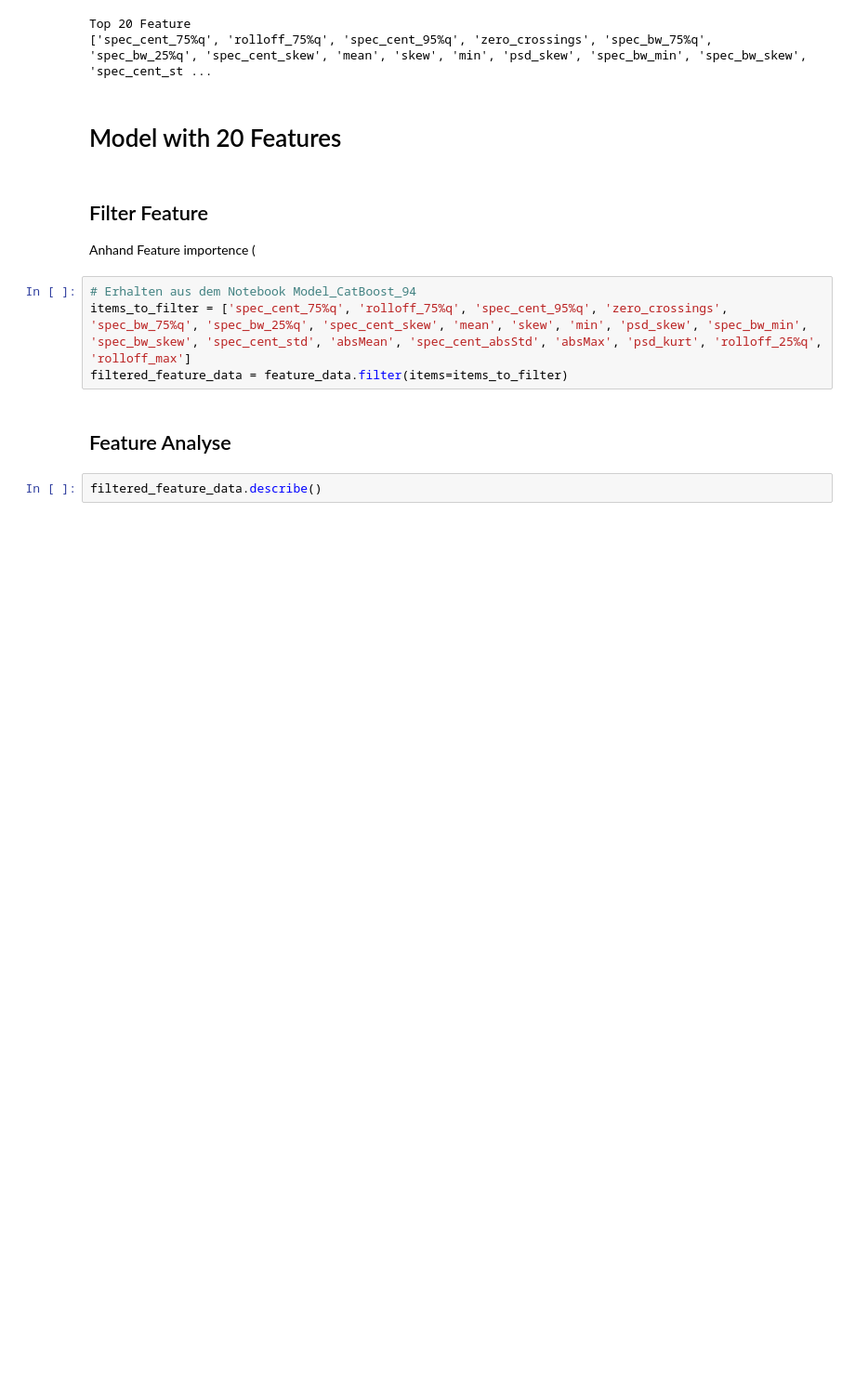
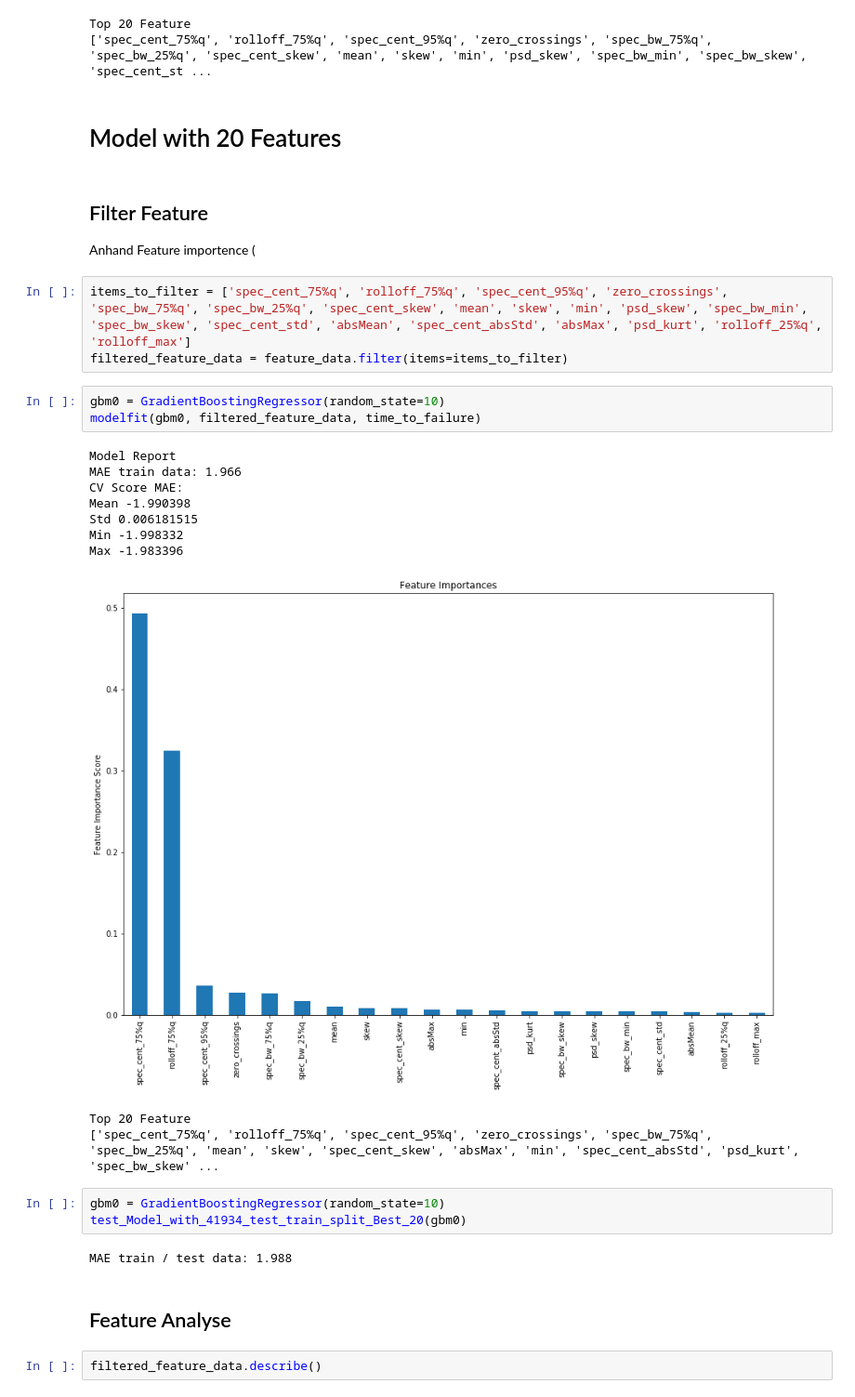
Before and after one commit to domelein/CAS_PML_Earthquake_pred, a Jupyter notebook: Model_GradientBoost.ipynb, the cells around one changed output. Shown at 93% size. Drawn from its saved outputs; the diff is of its cells as text; blank space fills up the shorter version.

```diff
--- a/Model_GradientBoost.ipynb
+++ b/Model_GradientBoost.ipynb
@@ -161,9 +179,27 @@ Top 20 Feature
 ## Filter Feature
 Anhand Feature importence (
 # %%
-# Erhalten aus dem Notebook Model_CatBoost_94
 items_to_filter = ['spec_cent_75%q', 'rolloff_75%q', 'spec_cent_95%q', 'zero_crossings', 'spec_bw_75%q', 'spec_bw_25%q', 'spec_cent_skew', 'mean', 'skew', 'min', 'psd_skew', 'spec_bw_min', 'spec_bw_skew', 'spec_cent_std', 'absMean', 'spec_cent_absStd', 'absMax', 'psd_kurt', 'rolloff_25%q', 'rolloff_max']
 filtered_feature_data = feature_data.filter(items=items_to_filter)
+# %%
+gbm0 = GradientBoostingRegressor(random_state=10)
+modelfit(gbm0, filtered_feature_data, time_to_failure)
+# %% [output]
+Model Report
+MAE train data: 1.966
+CV Score MAE:
+Mean -1.990398
+Std 0.006181515
+Min -1.998332
+Max -1.983396
+[figure, added]
+Top 20 Feature
+['spec_cent_75%q', 'rolloff_75%q', 'spec_cent_95%q', 'zero_crossings', 'spec_bw_75%q', 'spec_bw_25%q', 'mean', 'skew', 'spec_cent_skew', 'absMax', 'min', 'spec_cent_absStd', 'psd_kurt', 'spec_bw_skew' ...
+# %%
+gbm0 = GradientBoostingRegressor(random_state=10)
+test_Model_with_41934_test_train_split_Best_20(gbm0)
+# %% [output]
+MAE train / test data: 1.988
 # %% [markdown]
 ## Feature Analyse
 # %%
```
Also changed, not shown: parts of 2 cells of this notebook, 3 other files.
